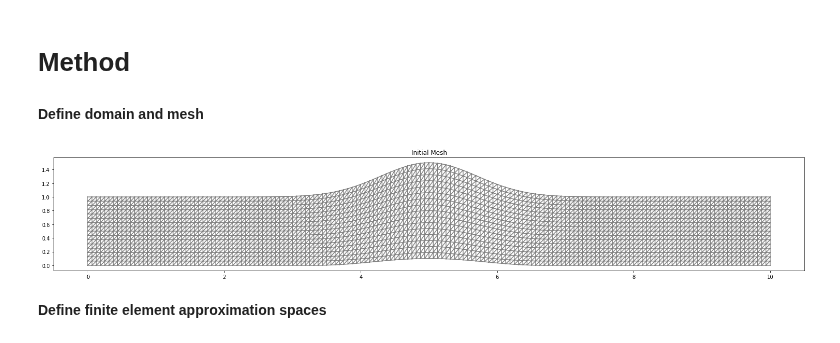
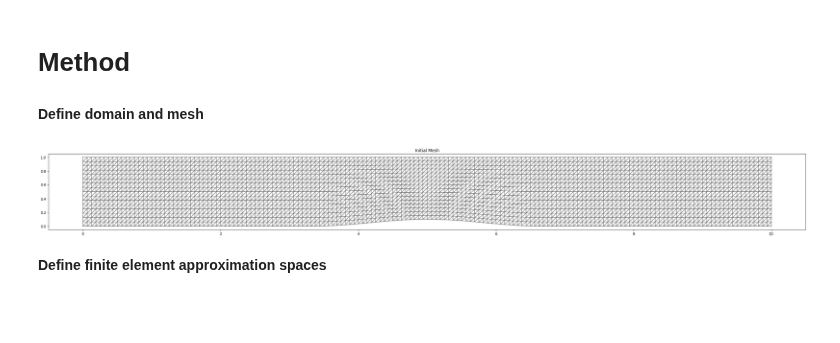
Before and after one commit to notanumber-sys/dd2365-project, a Jupyter notebook: project.ipynb, the cells around one changed output. Drawn from its saved outputs; the diff is of its cells as text; code cells hidden in the pictures; blank space fills up the shorter version.

```diff
--- a/project.ipynb
+++ b/project.ipynb
@@ -78,7 +78,8 @@ shape_displacement = Expression(("0", "(B0*pow(cos(pi*(x[0] - L/2)/(2*r)), 2.0)*
 # Define initial wave shape (for debugging cases)
 wave_epsilon = H/2
 wave_width = L/10
-wave_shape = Expression("H + weps*exp(-pow(x[0] - L/2, 2)/(ww*ww))", H=H, weps=wave_epsilon, L=L, ww=wave_width, degree=2)
+#wave_shape = Expression("H + weps*exp(-pow(x[0] - L/2, 2)/(ww*ww))", H=H, weps=wave_epsilon, L=L, ww=wave_width, degree=2)
+wave_shape = Expression("H", H=H, degree=2)
 # slightly hacky displacement to leave bottom untouched
 effective_height = H - B0
 wave_shape_displacement = Expression(("0", "(weps*exp(-pow(x[0] - L/2, 2)/(ww*ww)))*(x[1] > (H - EH))*((x[1] - H + EH)/EH)"), H=H, weps=wave_epsilon, L=L, ww=wave_width, EH=effective_height, degree=2)
@@ -109,35 +110,35 @@ class Upper(SubDomain):
 
 left = Left()
 right = Right()
 lower = Lower()
 upper = Upper()
 
 # Generate mesh
 resolution = 16
 mesh = RectangleMesh(Point(0.0, 0.0), Point(L, H), L*resolution, H*resolution)
 
 ALE.move(mesh, shape_displacement)
 # displace for initial wave shape
-ALE.move(mesh, wave_shape_displacement)
+#ALE.move(mesh, wave_shape_displacement)
 
 # Define mesh functions (for boundary conditions)
 boundaries = MeshFunction("size_t", mesh, mesh.topology().dim()-1)
 boundaries.set_all(0)
 left.mark(boundaries, 1)
 right.mark(boundaries, 2)
 lower.mark(boundaries, 3)
 upper.mark(boundaries, 4)
 
 #meshfile = File("mesh/subdomains.pvd")
 #meshfile << boundaries
 #!tar -czvf meshfile.tar.gz mesh/subdomains.pvd
 #files.download('meshfile.tar.gz')
 
 plt.figure(figsize=(40, 4))
 plot(mesh, title="Initial Mesh")
 plt.show()
 # %% [output]
-[figure, old version]
+[figure, new version]
 # %% [markdown]
 **Define finite element approximation spaces**
 # %%
```
Also changed, not shown: parts of 3 cells of this notebook.
